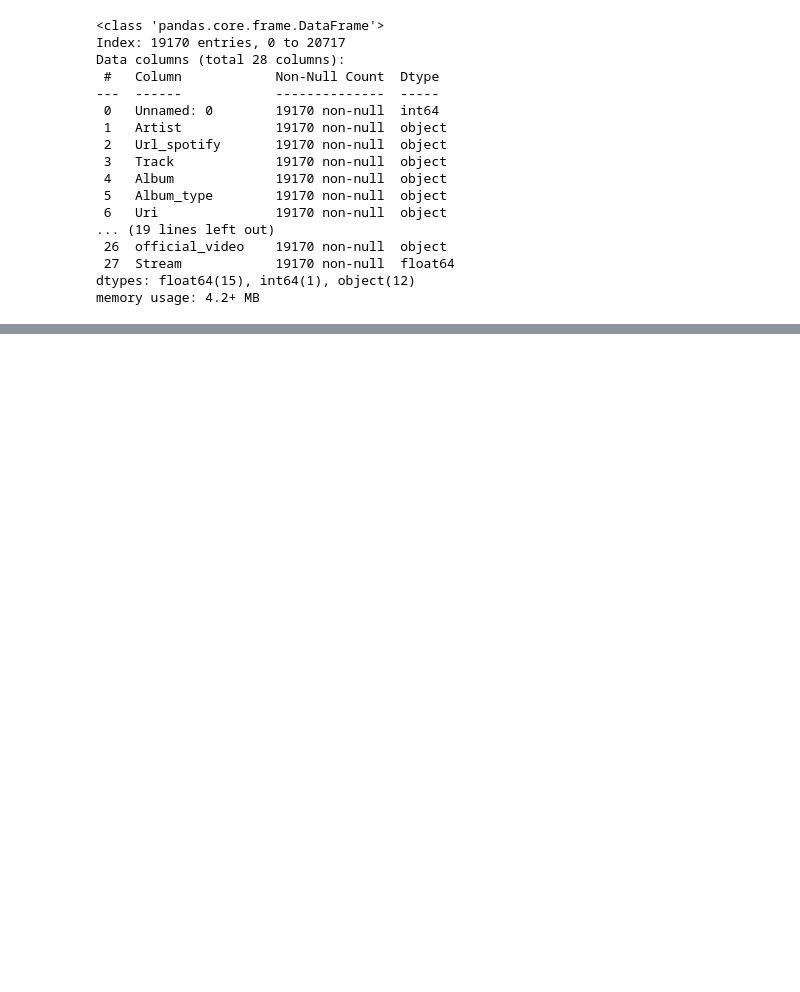
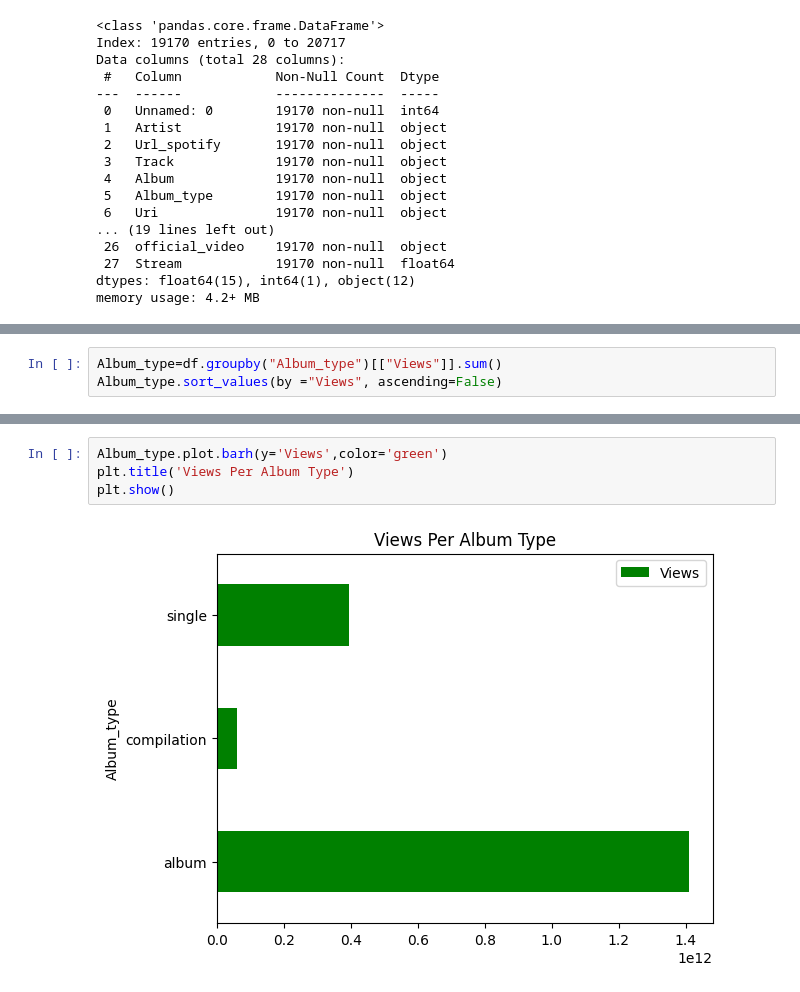
Before and after one commit to JaswanthKrishnaE/Heart-Attack-Prediction-, a Jupyter notebook: EDA.ipynb, the cells around one changed output, grey strips where cells are left out. Saved outputs shown, nothing was run; the diff lists cells and outputs as text; blank space fills up the shorter version.

```diff
--- a/EDA.ipynb
+++ b/EDA.ipynb
@@ -122,0 +145,3 @@ memory usage: 4.2+ MB
+# %%
+Album_type=df.groupby("Album_type")[["Views"]].sum()
+Album_type.sort_values(by ="Views", ascending=False)
@@ -122,0 +154,6 @@ memory usage: 4.2+ MB
+# %%
+Album_type.plot.barh(y='Views',color='green')
+plt.title('Views Per Album Type')
+plt.show()
+# %% [output]
+[figure, added]
```
Also changed, not shown: parts of 26 cells of this notebook, 2 other files.
